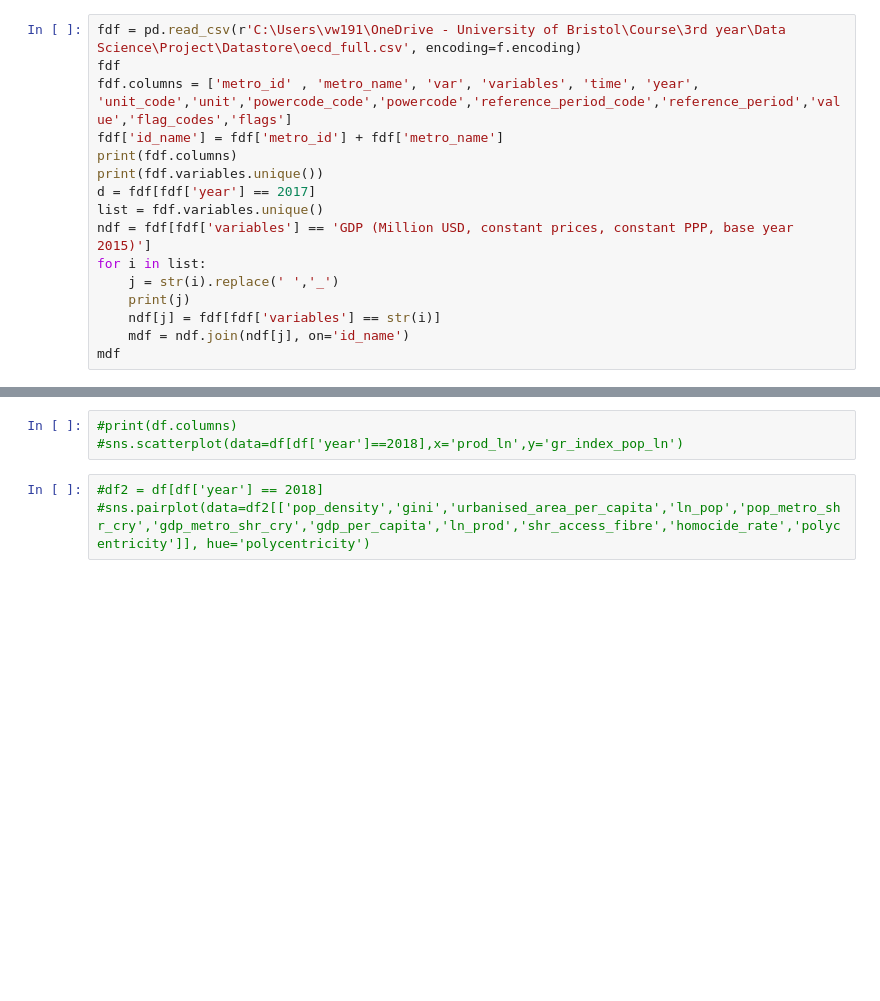
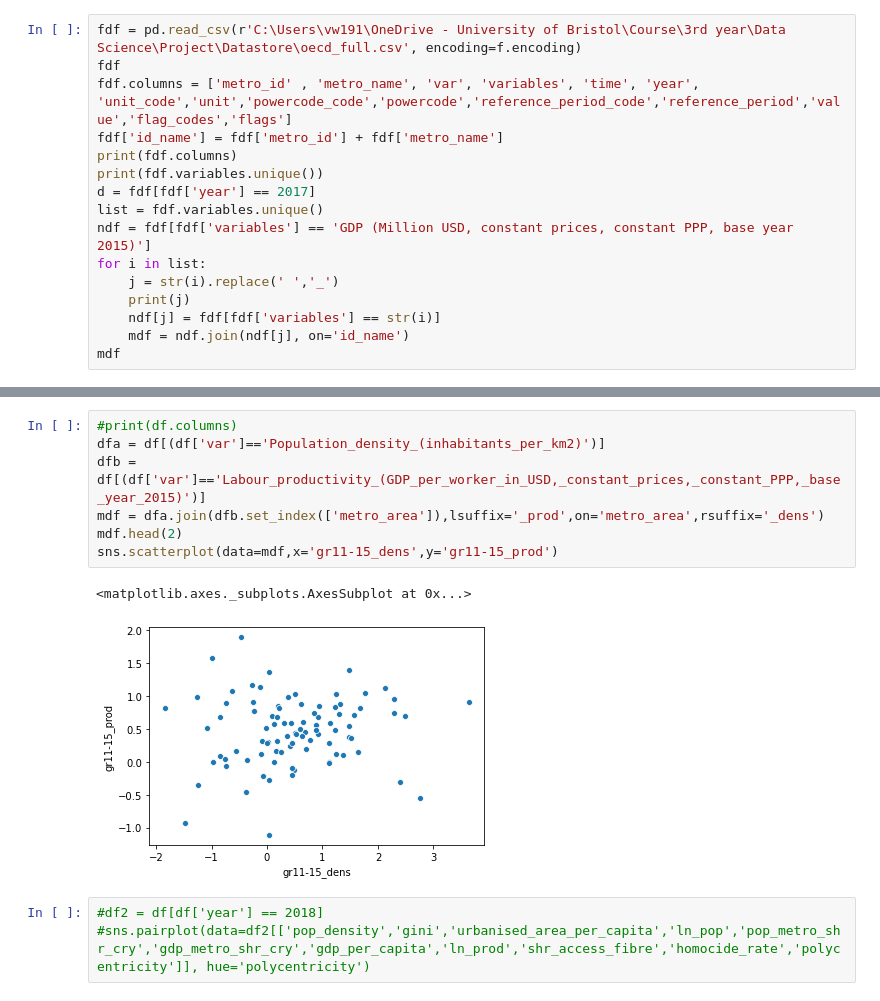
Before and after one commit to 107SBakst/107SBakst.github.io, a Jupyter notebook: Python/project_chart3_oecd2.ipynb, the cells around one changed output, grey strips where cells are left out. Cells and saved outputs as stored; diff of their text form; blank space fills up the shorter version.

Commit message:
managed to complete a chart after transform

```diff
--- a/Python/project_chart3_oecd2.ipynb
+++ b/Python/project_chart3_oecd2.ipynb
@@ -83,7 +86,14 @@ array(['Population,_all_ages,_administrative_data',
       dtype=object)
-# %%
-#print(df.columns)
-#sns.scatterplot(data=df[df['year']==2018],x='prod_ln',y='gr_index_pop_ln')
+# %%
+#print(df.columns)
+dfa = df[(df['var']=='Population_density_(inhabitants_per_km2)')]
+dfb = df[(df['var']=='Labour_productivity_(GDP_per_worker_in_USD,_constant_prices,_constant_PPP,_base_year_2015)')]
+mdf = dfa.join(dfb.set_index(['metro_area']),lsuffix='_prod',on='metro_area',rsuffix='_dens')
+mdf.head(2)
+sns.scatterplot(data=mdf,x='gr11-15_dens',y='gr11-15_prod')
+# %% [output]
+<matplotlib.axes._subplots.AxesSubplot at 0x...>
+[figure, added]
 # %%
 #df2 = df[df['year'] == 2018]
 #sns.pairplot(data=df2[['pop_density','gini','urbanised_area_per_capita','ln_pop','pop_metro_shr_cry','gdp_metro_shr_cry','gdp_per_capita','ln_prod','shr_access_fibre','homocide_rate','polycentricity']], hue='polycentricity')
```
Also changed, not shown: parts of 1 cell of this notebook.
